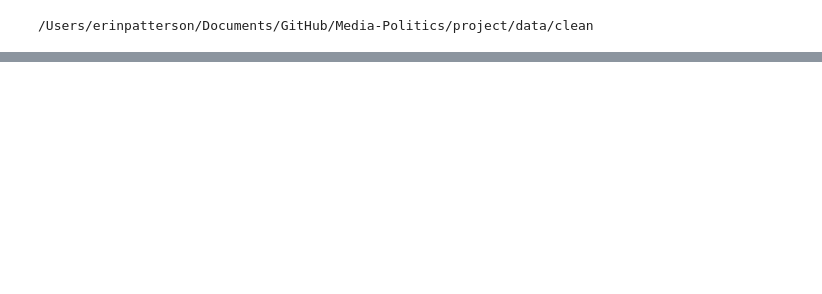
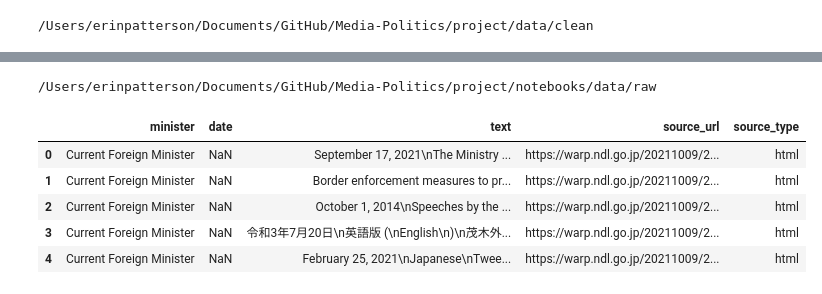
Before and after one commit to ninaudagawa/Media-Politics, a Jupyter notebook: project/notebooks/speeches_download.ipynb, the cells around one changed output, grey strips where cells are left out. Cells and saved outputs as stored; diff of their text form; code cells hidden in the pictures; blank space fills up the shorter version.

```diff
--- a/project/notebooks/speeches_download.ipynb
+++ b/project/notebooks/speeches_download.ipynb
@@ -147,0 +202,18 @@ print(Path('data/clean').resolve())
+# %%
+from pathlib import Path
+print(Path('data/raw').resolve())
+
+#df.to_csv('../data/raw/mofa_speeches_raw.csv')
+# %% [output]
+/Users/erinpatterson/Documents/GitHub/Media-Politics/project/notebooks/data/raw
+# %%
+mofa_df = pd.read_csv('../data/raw/mofa_speeches_raw.csv')
+mofa_df = mofa_df.drop(columns=['Unnamed: 0'])
+mofa_df.head(5)
+# %% [output]
+|  | minister | date | text | source_url | source_type |
+| 0 | Current Foreign Minister | NaN | September 17, 2021\nThe Ministry ... | https://warp.ndl.go.jp/20211009/2... | html |
+| 1 | Current Foreign Minister | NaN | Border enforcement measures to pr... | https://warp.ndl.go.jp/20211009/2... | html |
+| 2 | Current Foreign Minister | NaN | October 1, 2014\nSpeeches by the ... | https://warp.ndl.go.jp/20211009/2... | html |
+| 3 | Current Foreign Minister | NaN | 令和3年7月20日\n英語版 (\nEnglish\n)\n茂木外... | https://warp.ndl.go.jp/20211009/2... | html |
+| 4 | Current Foreign Minister | NaN | February 25, 2021\nJapanese\nTwee... | https://warp.ndl.go.jp/20211009/2... | html |
```
Also changed, not shown: parts of 22 cells of this notebook, 51 other files.
